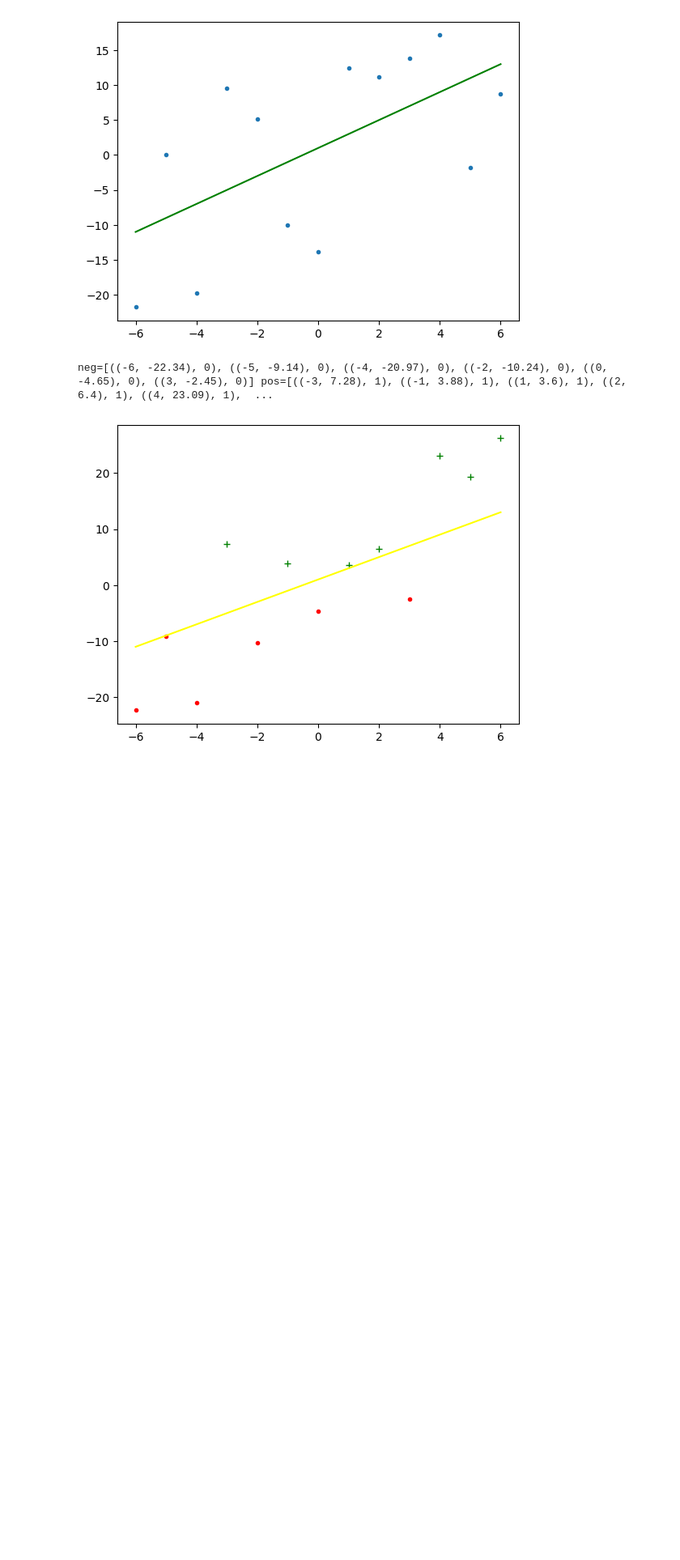
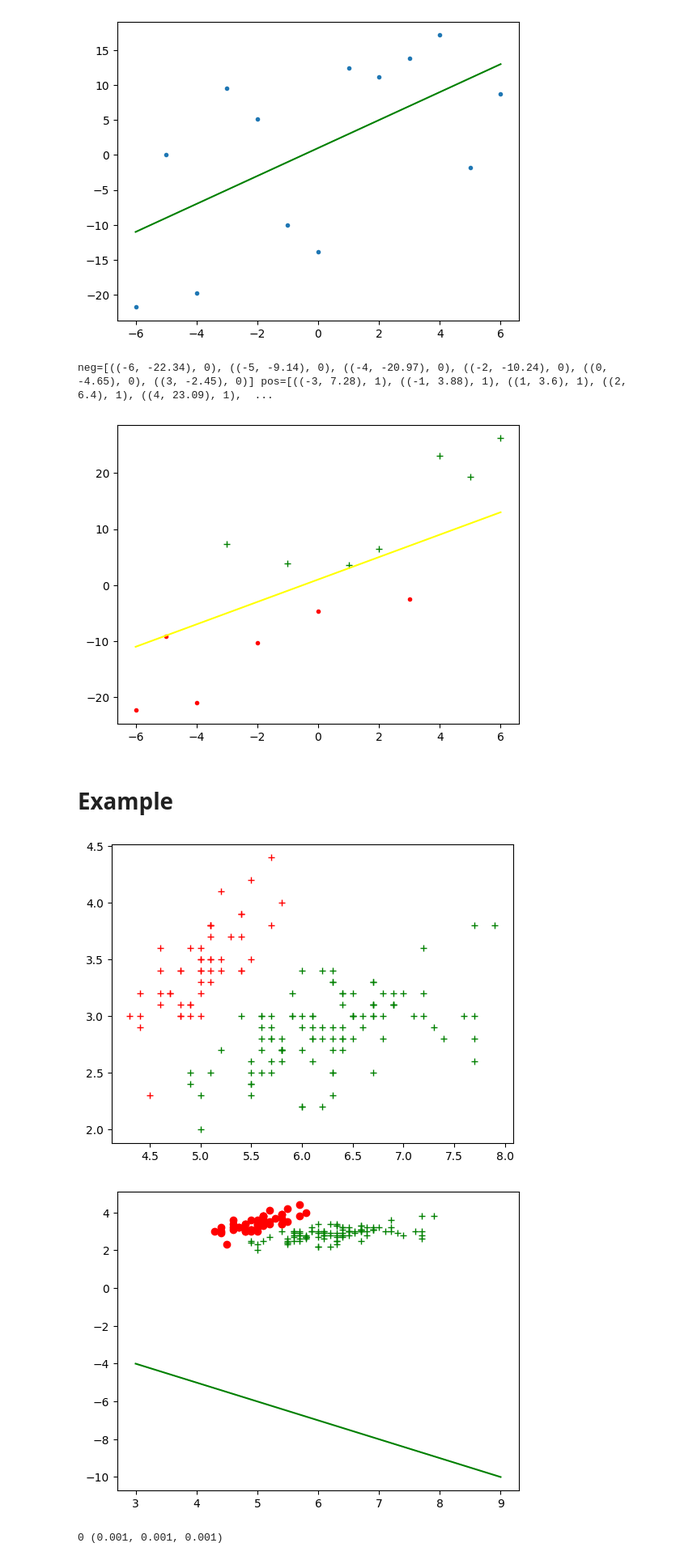
Before and after one commit to everestso/Summer22, a Jupyter notebook: s24LinearModelNotes.ipynb, the cells around one changed output. Shown at 81% size. Cells and saved outputs as stored; diff of their text form; code cells hidden in the pictures; blank space fills up the shorter version.

```diff
--- a/s24LinearModelNotes.ipynb
+++ b/s24LinearModelNotes.ipynb
@@ -360,3 +362,15 @@ plt.plot(X1, Hxs, '-', color="yellow")
 plt.show()
 # %% [output]
 [figure]
+# %% [markdown]
+# Example
+# %%
+sigmoid = lambda y: 1/(1+math.exp(-y))
+classify = lambda y: 1 if y>0.5 else 0
+F = lambda W, X: sum([w*x for w,x in zip(W,X)])
+Fx2 = lambda W, X: (W[0]*X[0]+W[1]*X[1])/(-1*W[2])
+data = [((1,2,3),0), ((1,3,4),0), ((1,4,5),0), ((1,5,6),1), ((1,6,7),1), ((1,8,9),1) ]
+data = [((1, -7, 10), 0), ((1, -3, 4), 0), ((1, 8, 7), 1), ((1, 1, 16), 0), ((1, 8, -4), 1), ((1, 9, 5), 1), ((1, -4, 14), 0), ((1, -1, -8), 1), ((1, -8, 0), 0), ((1, 8, 3), 1)] ## data2## data2
+
+X = [(d[0], d[1], d[2]) for d,_ in data]
+Y = [y for _, y in data]
@@ -362,0 +400,37 @@ plt.show()
+# %%
+np.random.seed(22)
+rangeValue = (3,10)
+sigmoid = lambda y: 1/(1+math.exp(-y))
+classify = lambda y: 1 if y>0.5 else 0
+#model = [random.random(),random.random(),random.random()]
+model=(0.001,0.001,0.001)
+alpha = 0.1
+alpha1 = 0.1 ## data 2 alpha
+alpha2 = 0.1
+
+X = [(d[0], d[1], d[2]) for d,_ in data]
+Y = [y for _, y in data]
+
+dataX1 = [x[1] for x,y in data]
+dataX2 = [x[2] for x,y in data]
+
+negatives, positives = Separate(data)
+dataX1pos = [x[1] for x,y in positives]
+dataX2pos = [x[2] for x,y in positives]
+dataX1neg = [x[1] for x,y in negatives]
+dataX2neg = [x[2] for x,y in negatives]
+
+iteration = 0
+plt.plot(dataX1pos, dataX2pos, "g+")
+plt.plot(dataX1neg, dataX2neg, "r+")
+plt.show()
+YpredLine = [ Fx2(model, X) for X in zip([1]*(rangeValue[1]-rangeValue[0]+1), range(rangeValue[0], rangeValue[1]), [0]*(rangeValue[1]-rangeValue[0]+1)) ]
+plt.plot(dataX1pos, dataX2pos, "g+")
+plt.plot(dataX1neg, dataX2neg, "ro")
+plt.plot(range(rangeValue[0], rangeValue[1]), YpredLine, "g")
+plt.show()
+print(iteration, model)
+# %% [output]
+[figure, added]
+[figure, added]
+0 (0.001, 0.001, 0.001)
```
Also changed, not shown: parts of 8 cells of this notebook.
